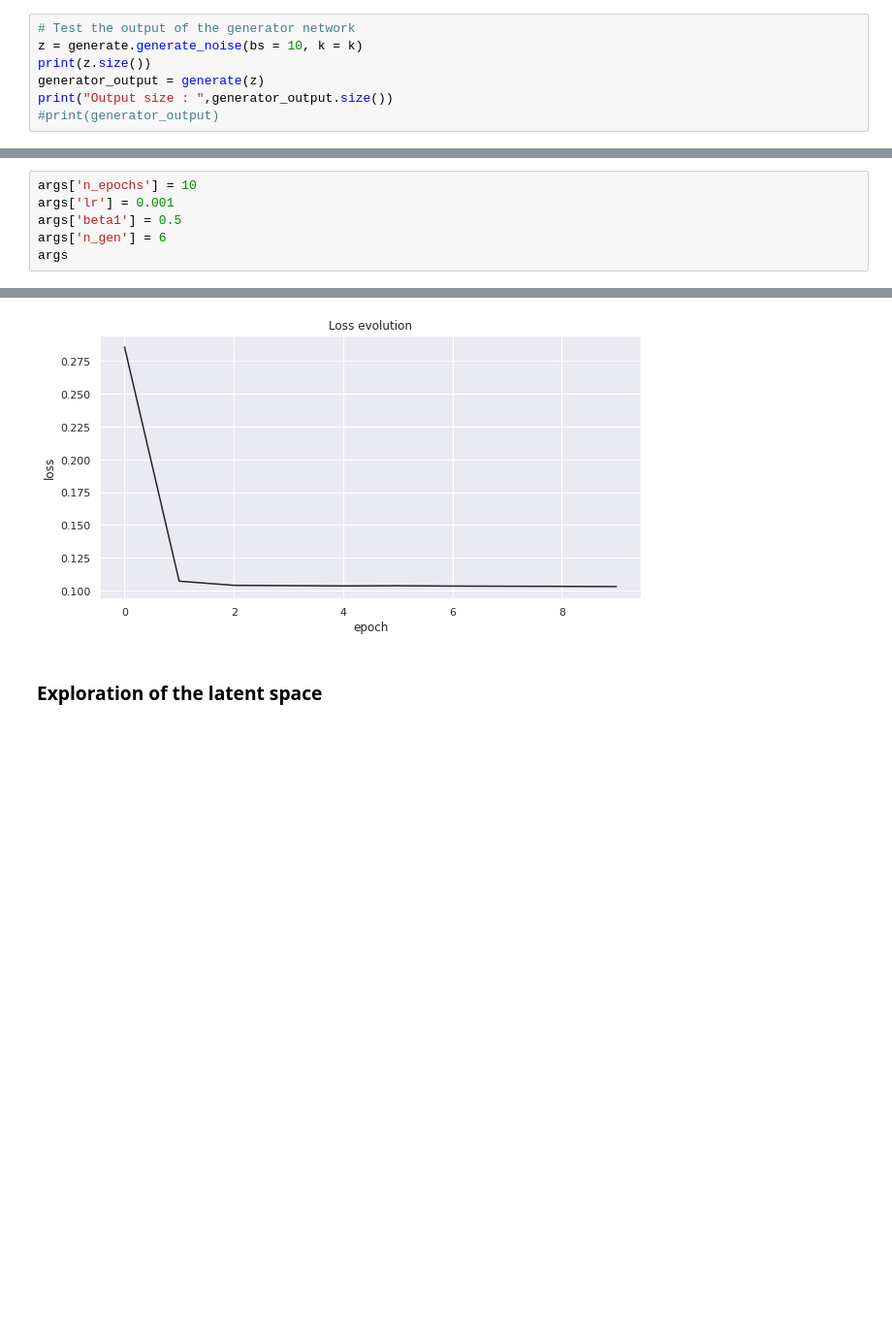
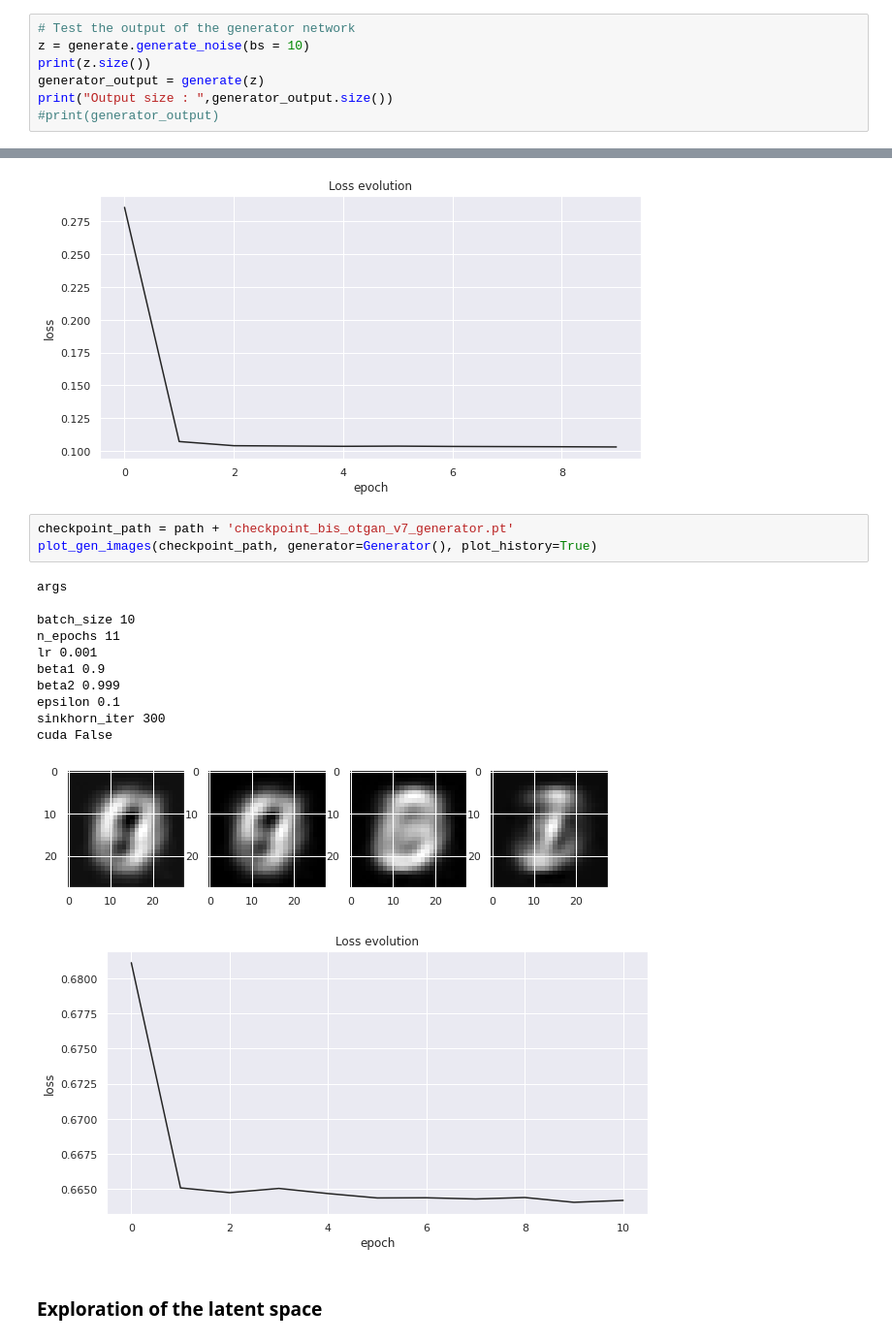
Before and after one commit to philomenec/Optimal-Transport, a Jupyter notebook: OTGAN.ipynb, the cells around one changed output, grey strips where cells are left out. Shown at 97% size. Drawn from its saved outputs; the diff is of its cells as text; blank space fills up the shorter version.

```diff
--- a/OTGAN.ipynb
+++ b/OTGAN.ipynb
@@ -404,6 +407,6 @@ noize shape torch.Size([1, 100])
 # %%
 # Test the output of the generator network
-z = generate.generate_noise(bs = 10, k = k)
+z = generate.generate_noise(bs = 10)
 print(z.size())
 generator_output = generate(z)
 print("Output size : ",generator_output.size())
@@ -696,6 +688,0 @@ device
-# %%
-args['n_epochs'] = 10
-args['lr'] = 0.001
-args['beta1'] = 0.5
-args['n_gen'] = 6
-args
@@ -1592,6 +1582,22 @@ sinkhorn_iter 100
 cuda False
 [figure]
 [figure]
+# %%
+checkpoint_path = path + 'checkpoint_bis_otgan_v7_generator.pt'
+plot_gen_images(checkpoint_path, generator=Generator(), plot_history=True)
+# %% [output]
+args
+
+batch_size 10
+n_epochs 11
+lr 0.001
+beta1 0.9
+beta2 0.999
+epsilon 0.1
+sinkhorn_iter 300
+cuda False
+[figure, added]
+[figure, added]
 # %% [markdown]
 ### Exploration of the latent space
 # %%
```
Also changed, not shown: parts of 25 cells of this notebook.
